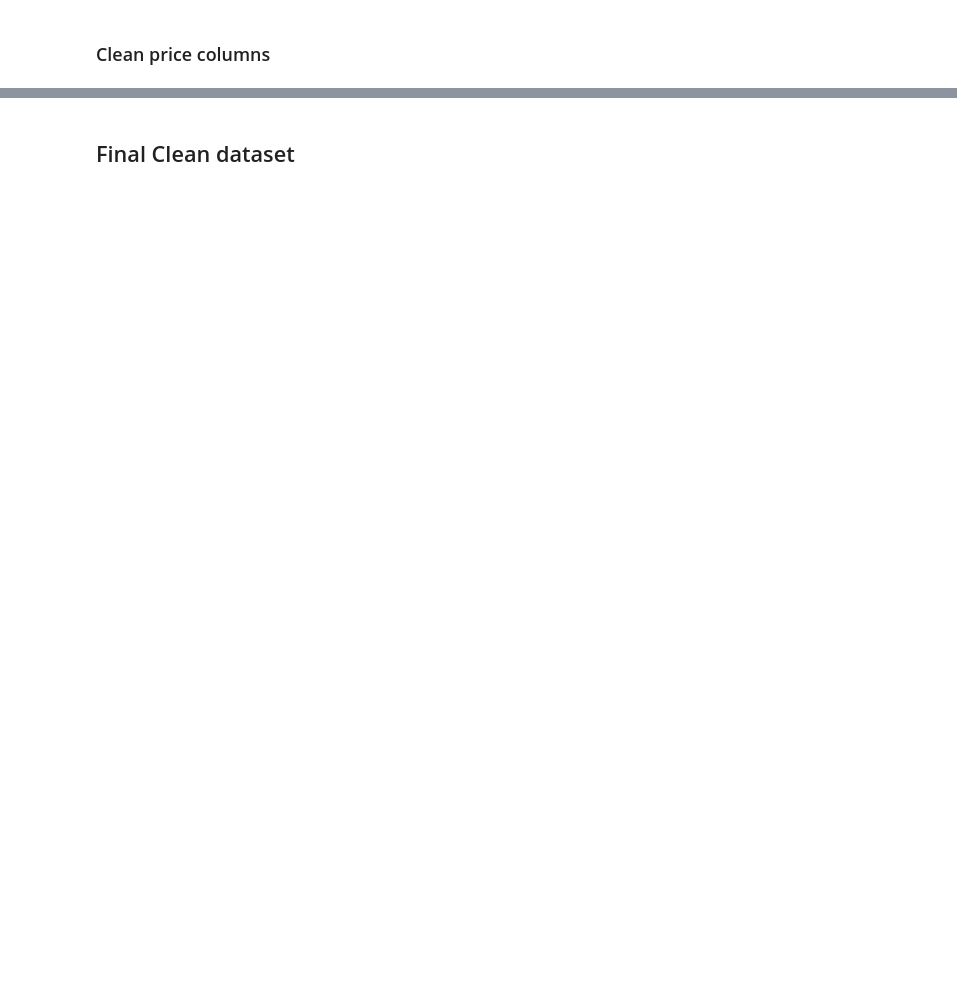
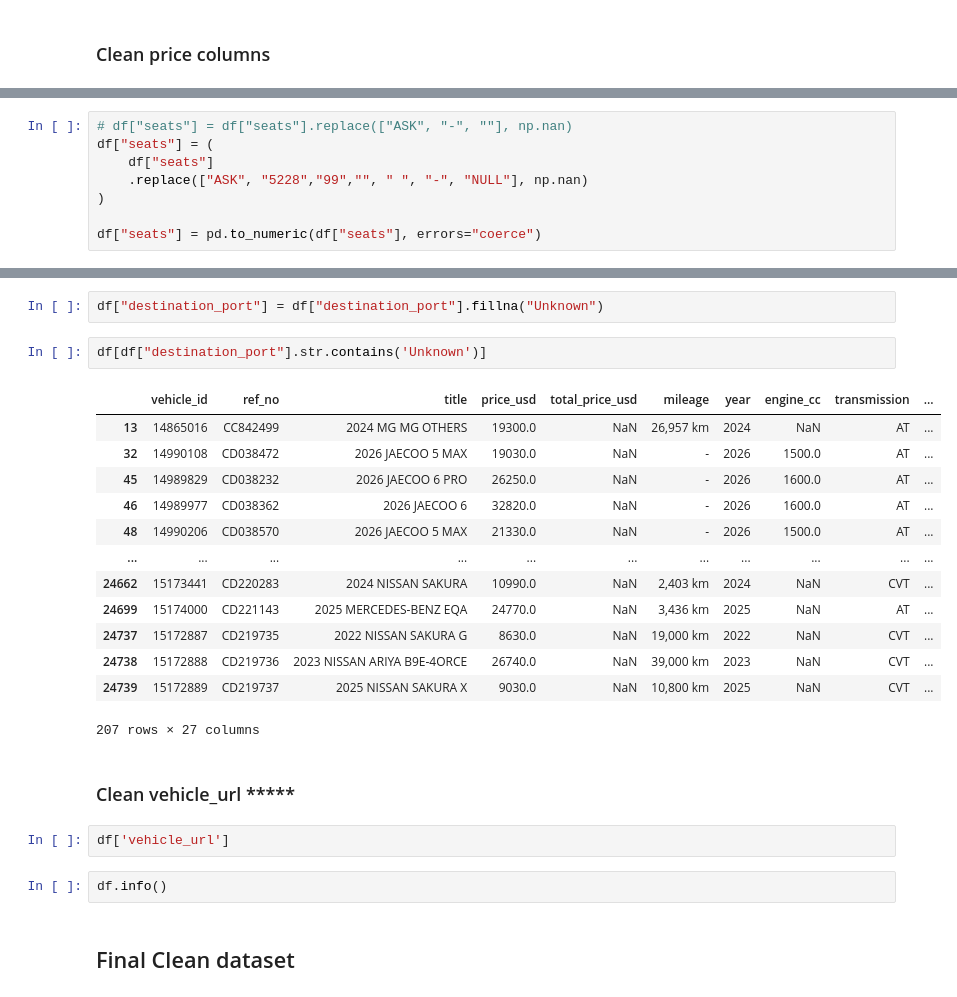
Before and after one commit to sirsona/japan-car-import, a Jupyter notebook: notebooks/01_cleaning.ipynb, the cells around one changed output, grey strips where cells are left out. Cells and saved outputs as stored; diff of their text form; blank space fills up the shorter version.

```diff
--- a/notebooks/01_cleaning.ipynb
+++ b/notebooks/01_cleaning.ipynb
@@ -296,0 +546,8 @@ Name: price_usd, Length: 13000, dtype: float64
+# %%
+# df["seats"] = df["seats"].replace(["ASK", "-", ""], np.nan)
+df["seats"] = (
+    df["seats"]
+    .replace(["ASK", "5228","99","", " ", "-", "NULL"], np.nan)
+)
+
+df["seats"] = pd.to_numeric(df["seats"], errors="coerce")
@@ -297,2 +728,26 @@ Name: price_usd, Length: 13000, dtype: float64
+# %%
+df["destination_port"] = df["destination_port"].fillna("Unknown")
+# %%
+df[df["destination_port"].str.contains('Unknown')]
+# %% [output]
+|  | vehicle_id | ref_no | title | price_usd | total_price_usd | mileage | year | engine_cc | transmission | ... |
+| 13 | 14865016 | CC842499 | 2024 MG MG OTHERS | 19300.0 | NaN | 26,957 km | 2024 | NaN | AT | ... |
+| 32 | 14990108 | CD038472 | 2026 JAECOO 5 MAX | 19030.0 | NaN | - | 2026 | 1500.0 | AT | ... |
+| 45 | 14989829 | CD038232 | 2026 JAECOO 6 PRO | 26250.0 | NaN | - | 2026 | 1600.0 | AT | ... |
+| 46 | 14989977 | CD038362 | 2026 JAECOO 6 | 32820.0 | NaN | - | 2026 | 1600.0 | AT | ... |
+| 48 | 14990206 | CD038570 | 2026 JAECOO 5 MAX | 21330.0 | NaN | - | 2026 | 1500.0 | AT | ... |
+| ... | ... | ... | ... | ... | ... | ... | ... | ... | ... | ... |
+| 24662 | 15173441 | CD220283 | 2024 NISSAN SAKURA | 10990.0 | NaN | 2,403 km | 2024 | NaN | CVT | ... |
+| 24699 | 15174000 | CD221143 | 2025 MERCEDES-BENZ EQA | 24770.0 | NaN | 3,436 km | 2025 | NaN | AT | ... |
+| 24737 | 15172887 | CD219735 | 2022 NISSAN SAKURA G | 8630.0 | NaN | 19,000 km | 2022 | NaN | CVT | ... |
+| 24738 | 15172888 | CD219736 | 2023 NISSAN ARIYA B9E-4ORCE | 26740.0 | NaN | 39,000 km | 2023 | NaN | CVT | ... |
+| 24739 | 15172889 | CD219737 | 2025 NISSAN SAKURA X | 9030.0 | NaN | 10,800 km | 2025 | NaN | CVT | ... |
+207 rows × 27 columns
+# %% [markdown]
+### Clean vehicle_url *****
+# %%
+df['vehicle_url']
+# %%
+df.info()
 # %% [markdown]
 ## Final Clean dataset
```
Also changed, not shown: parts of 81 cells of this notebook.
